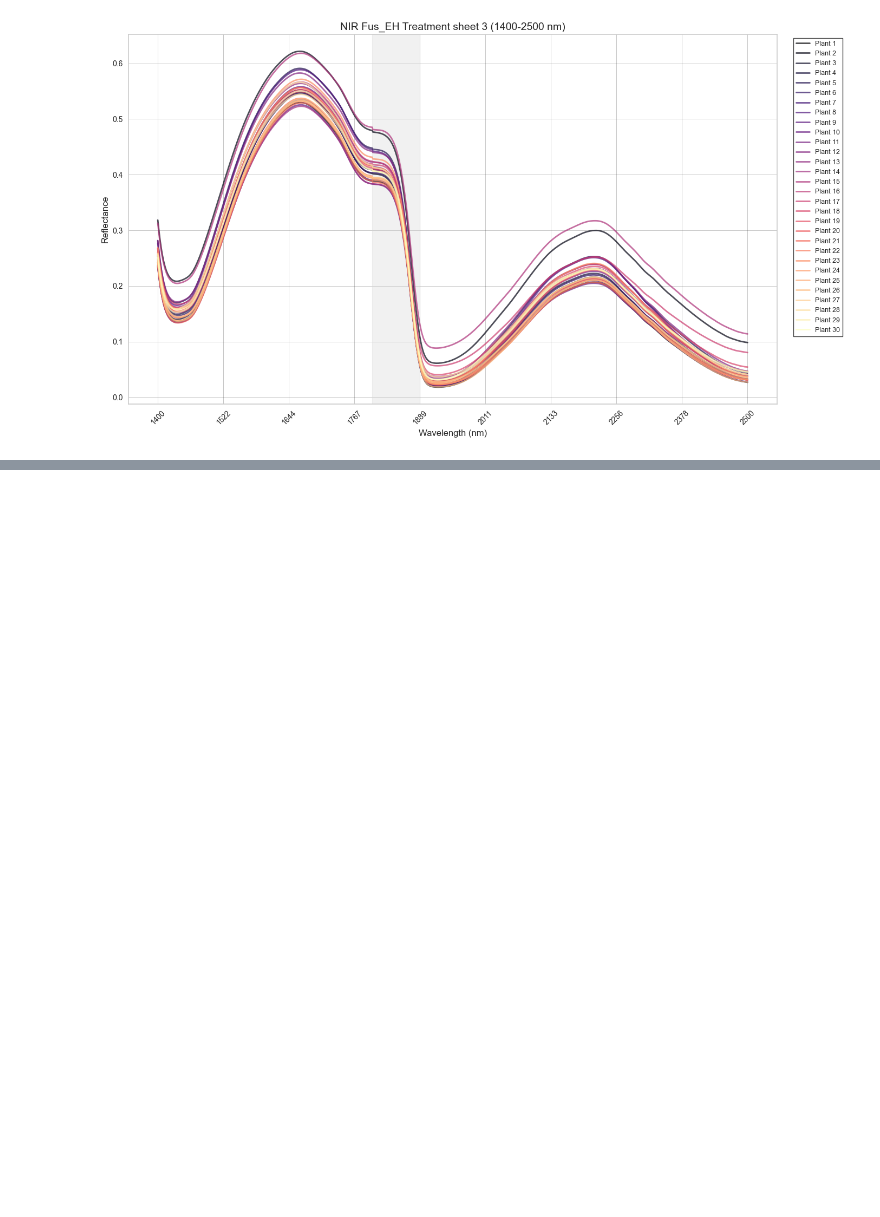
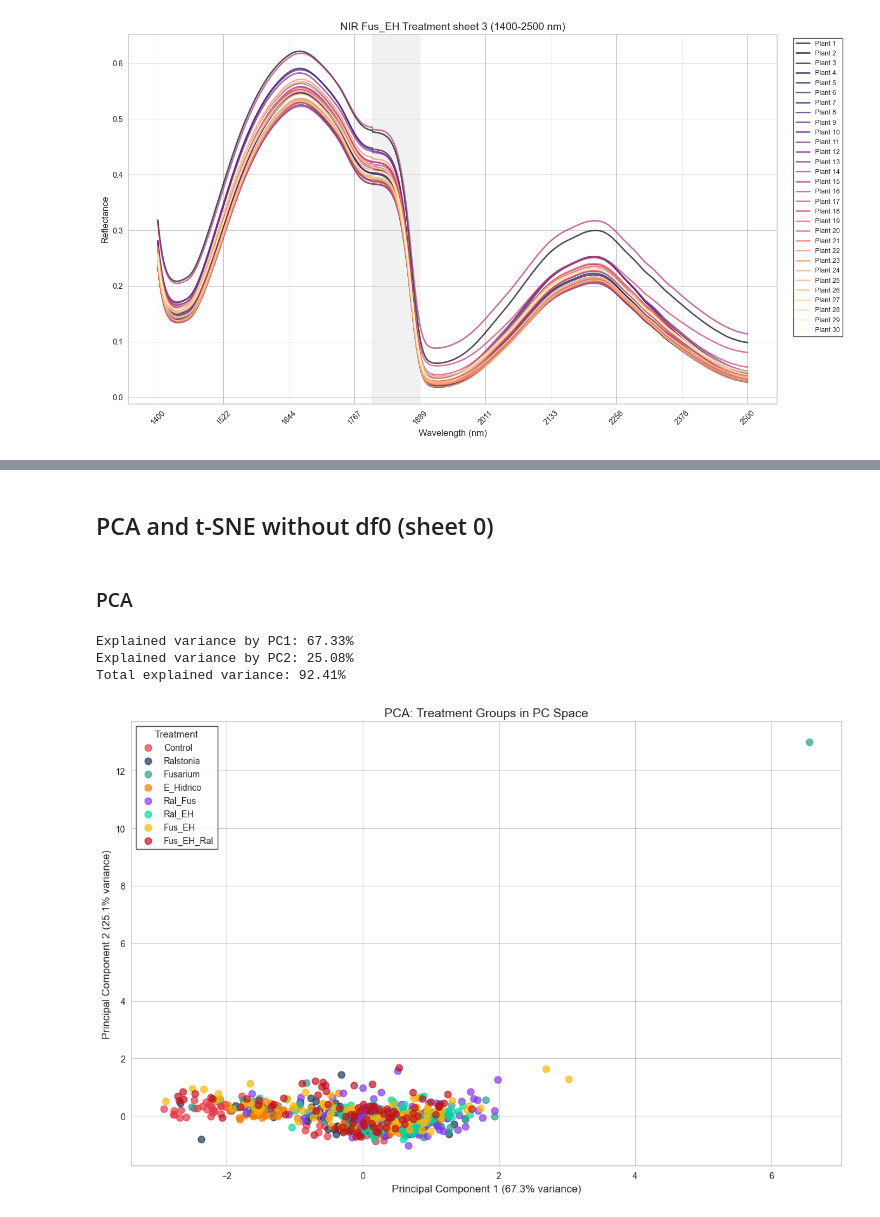
Before and after one commit to RicardoLoperaV/Computacion-Grafica-y-Visualizacion-Cientifica, a Jupyter notebook: 3. Datos, Color y Transformaciones/Case_Study_Fus_EH.ipynb, the cells around one changed output, grey strips where cells are left out. Saved outputs shown, nothing was run; the diff lists cells and outputs as text; code cells hidden in the pictures; blank space fills up the shorter version.

```diff
--- a/3. Datos, Color y Transformaciones/Case_Study_Fus_EH.ipynb
+++ b/3. Datos, Color y Transformaciones/Case_Study_Fus_EH.ipynb
@@ -20,6 +20,9 @@ df3 = pd.read_excel('Datos1_InteraccionesNIR.xlsx', sheet_name=3)
 
 # Concatenate all sheets into a single DataFrame
 df = pd.concat([df0, df1, df2, df3], ignore_index=True)
+
+# Concatenate specific dataframes for analysis
+df_Not0 = pd.concat([df1, df2, df3], ignore_index=True)
 # %%
 # Create a single figure for all plant indices
 plt.figure(figsize=(12, 6))
@@ -273,0 +236,54 @@ plt.show()
+# %% [markdown]
+## PCA and t-SNE without df0 (sheet 0)
+# %% [markdown]
+### PCA
+# %%
+pca = PCA(n_components=2)
+
+# The wavelength columns are from index 3 to the end
+wavelength_data = df_Not0.iloc[:, 3:]
+
+# Fit AND transform the data
+pca_components = pca.fit_transform(wavelength_data)
+
+# Check explained variance
+explained_variance = pca.explained_variance_ratio_
+print(f"Explained variance by PC1: {explained_variance[0]:.2%}")
+print(f"Explained variance by PC2: {explained_variance[1]:.2%}")
+print(f"Total explained variance: {explained_variance.sum():.2%}")
+
+# Create a DataFrame with PCA results
+pca_df = pd.DataFrame(
+    data=pca_components,
+    columns=['PC1', 'PC2']
+)
+
+# Add categorical columns for plotting
+pca_df['Tratamiento'] = df_Not0['Tratamiento'].values
+pca_df['Planta'] = df_Not0['Planta'].values
+
+# Reorder columns to put Tratamiento and Planta first
+pca_df = pca_df[['Tratamiento', 'Planta', 'PC1', 'PC2']]
+
+# Direct PCA visualization approach (without using template)
+plt.figure(figsize=(12, 8))
+
+# Plot each treatment as a separate group
+for treatment in pca_df['Tratamiento'].unique():
+    subset = pca_df[pca_df['Tratamiento'] == treatment]
+    plt.scatter(subset['PC1'], subset['PC2'],
+                label=treatment, alpha=0.7, s=60)
+
+# Add proper labels that reflect PCA meaning
+plt.xlabel(f'Principal Component 1 ({explained_variance[0]:.1%} variance)')
+plt.ylabel(f'Principal Component 2 ({explained_variance[1]:.1%} variance)')
+plt.title('PCA: Treatment Groups in PC Space')
+plt.legend(title='Treatment')
+plt.grid(alpha=0.3)
+plt.tight_layout()
+plt.show()
+# %% [output]
+Explained variance by PC1: 67.33%
+Explained variance by PC2: 25.08%
+Total explained variance: 92.41%
+[figure, added]
```
Also changed, not shown: parts of 5 cells of this notebook, 1 other file.
